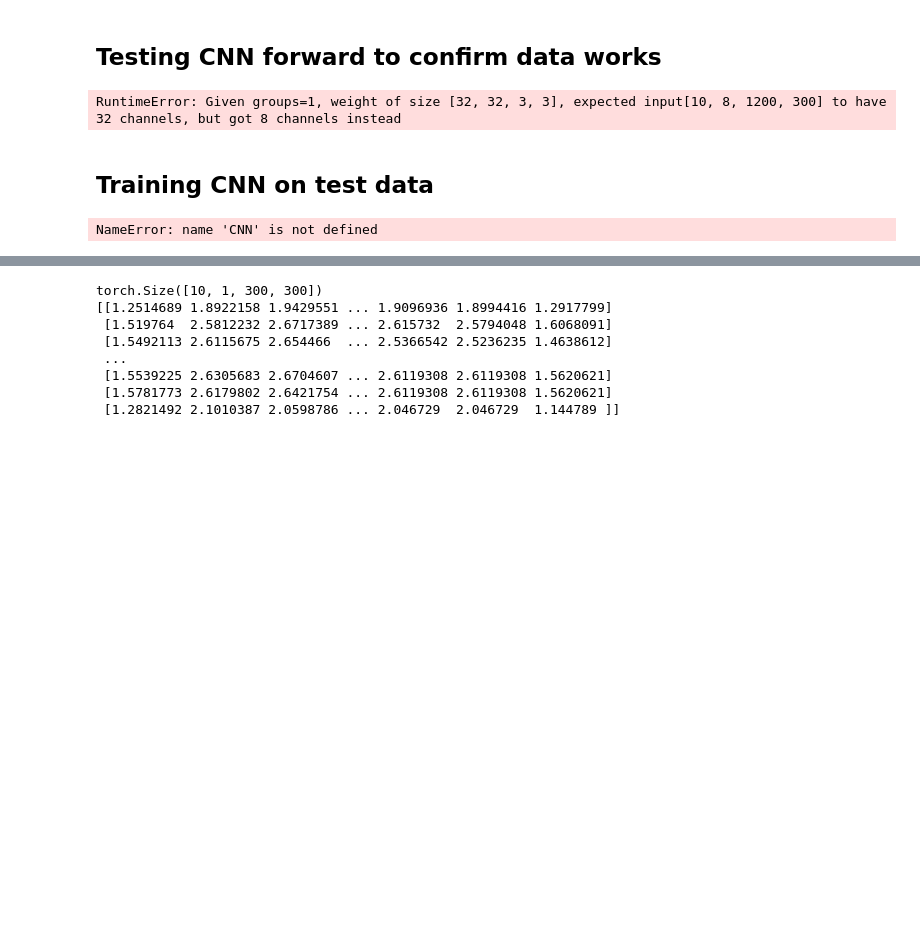
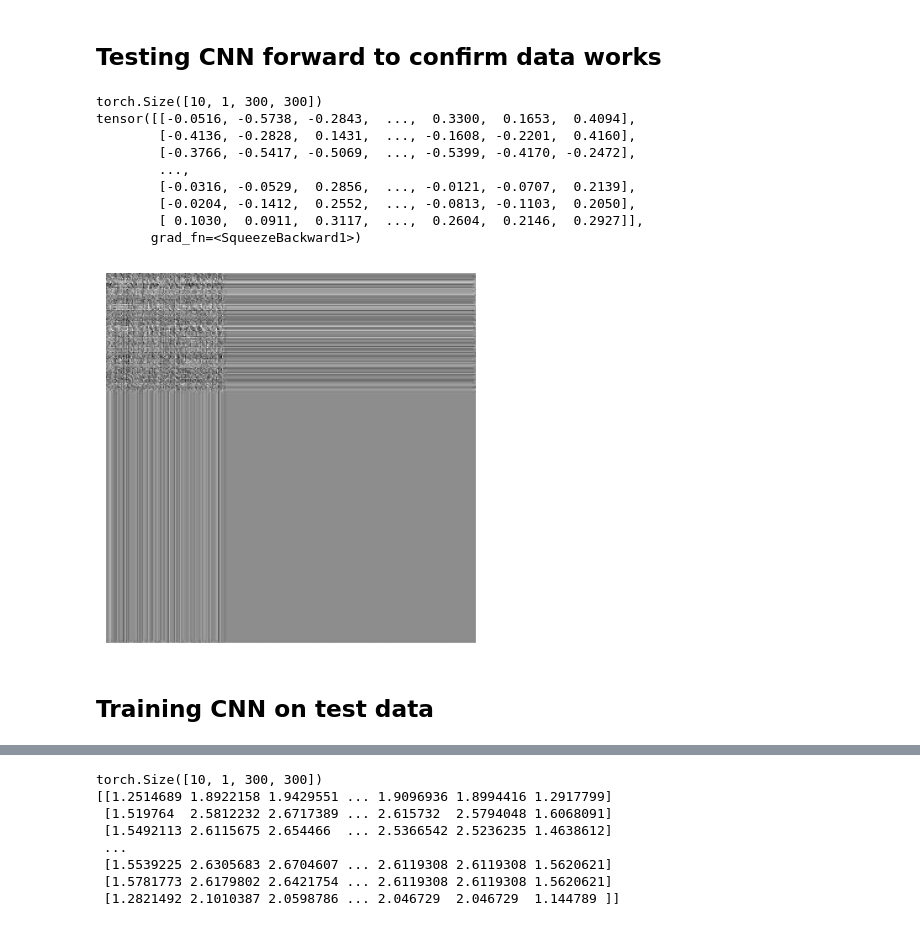
Before and after one commit to therakisback/ProteinFolding, a Jupyter notebook: ImplementationTesting.ipynb, the cells around one changed output, grey strips where cells are left out. Drawn from its saved outputs; the diff is of its cells as text; code cells hidden in the pictures; blank space fills up the shorter version.

```diff
--- a/ImplementationTesting.ipynb
+++ b/ImplementationTesting.ipynb
@@ -374,18 +373,27 @@ class CNN(nn.Module):
 # %%
 import torch.optim as optim
 
 vhse_cnn = CNN(32, 32)
 train_loader = DataLoader(dataset = train_data, batch_size = batch, shuffle = True)
 trainiter = iter(train_loader)
 
 tensor, label, length = next(trainiter)
-out_vhse = vhse_cnn(tensor[0])
+out_vhse = vhse_cnn(tensor)
 print(out_vhse.shape)
 out_vhse = out_vhse[0].squeeze(0).squeeze(0)
 print(out_vhse)
 printMap(out_vhse.detach().numpy())
 # %% [output]
-RuntimeError: Given groups=1, weight of size [32, 32, 3, 3], expected input[10, 8, 1200, 300] to have 32 channels, but got 8 channels instead
+torch.Size([10, 1, 300, 300])
+tensor([[-0.0516, -0.5738, -0.2843,  ...,  0.3300,  0.1653,  0.4094],
+        [-0.4136, -0.2828,  0.1431,  ..., -0.1608, -0.2201,  0.4160],
+        [-0.3766, -0.5417, -0.5069,  ..., -0.5399, -0.4170, -0.2472],
+        ...,
+        [-0.0316, -0.0529,  0.2856,  ..., -0.0121, -0.0707,  0.2139],
+        [-0.0204, -0.1412,  0.2552,  ..., -0.0813, -0.1103,  0.2050],
+        [ 0.1030,  0.0911,  0.3117,  ...,  0.2604,  0.2146,  0.2927]],
+       grad_fn=<SqueezeBackward1>)
+[figure, added]
 # %% [markdown]
 ## Training CNN on test data
 # %%
@@ -395,9 +403,10 @@ model = CNN(32, 32)
 optimizer = torch.optim.SGD(model.parameters(), lr=0.001, momentum=0.9)
 train_loader = DataLoader(dataset = train_data, batch_size = batch, shuffle = True)
 test_loader = DataLoader(dataset = test_data, batch_size = batch, shuffle = True)
+BCELoss = nn.BCEWithLogitsLoss()
 
 def masked_loss(input, label, lengths):
-    loss = nn.BCEWithLogitsLoss(input, label)
+    loss = BCELoss(input, label)
 
     # This will hopefully make it so the NN loss is only applied where there is no padding.
     masks = []
@@ -407,9 +416,9 @@ def masked_loss(input, label, lengths):
         masks.append(mask)
 
     loss = loss * mask
-    return loss
+    return loss.sum() / mask.sum()
 
-def one_epoch(index, writer):
+def one_epoch(index):
     running_loss = 0
     last_loss = 0
 
@@ -432,12 +441,9 @@ def one_epoch(index, writer):
             last_loss = running_loss / 10 # loss per batch
             print(f'  batch {i+1} loss: {last_loss}')
             tb_x = index * len(train_loader) + i + 1
-            writer.add_scalar('Loss/train', last_loss, tb_x)
             running_loss = 0.
 
     return last_loss
-# %% [output]
-NameError: name 'CNN' is not defined
 # %%
 from torch.utils.tensorboard import SummaryWriter
 from datetime import datetime
```
Also changed, not shown: parts of 6 cells of this notebook, 1 other file.
